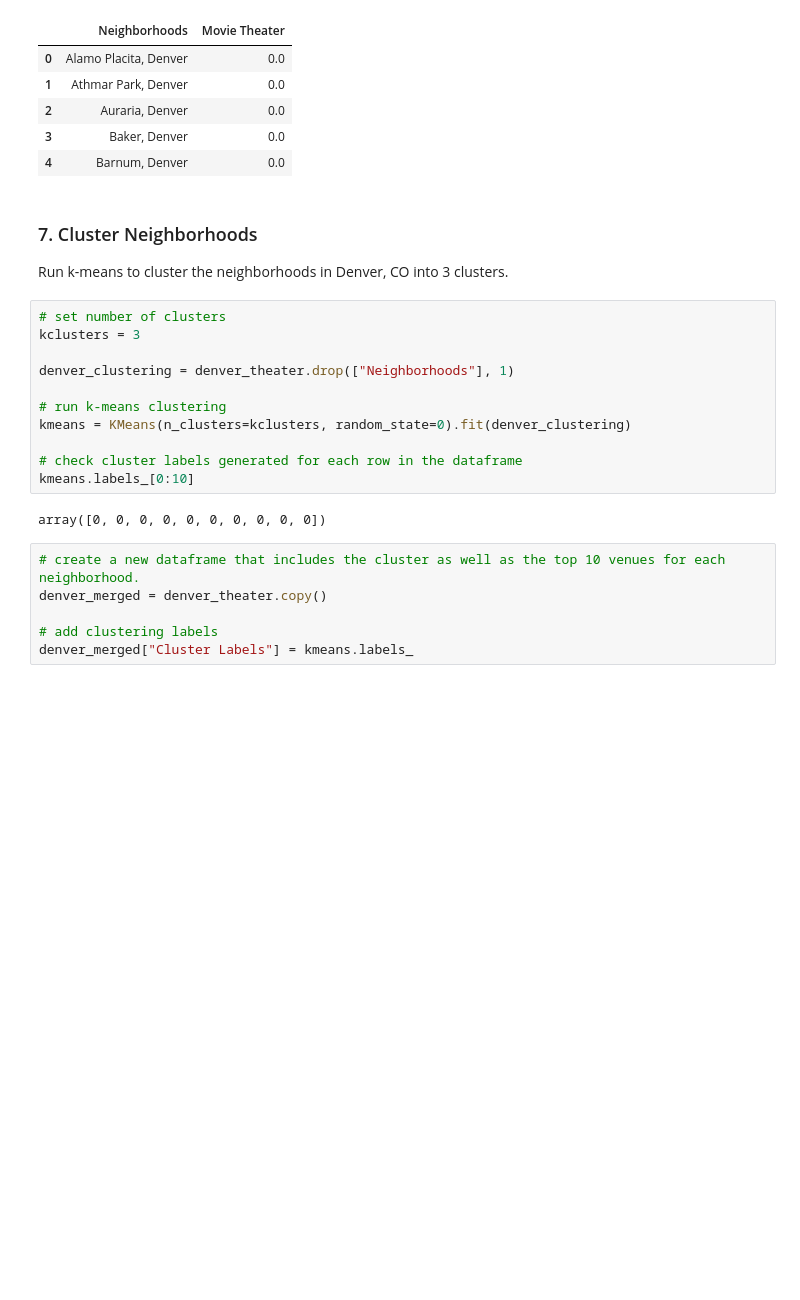
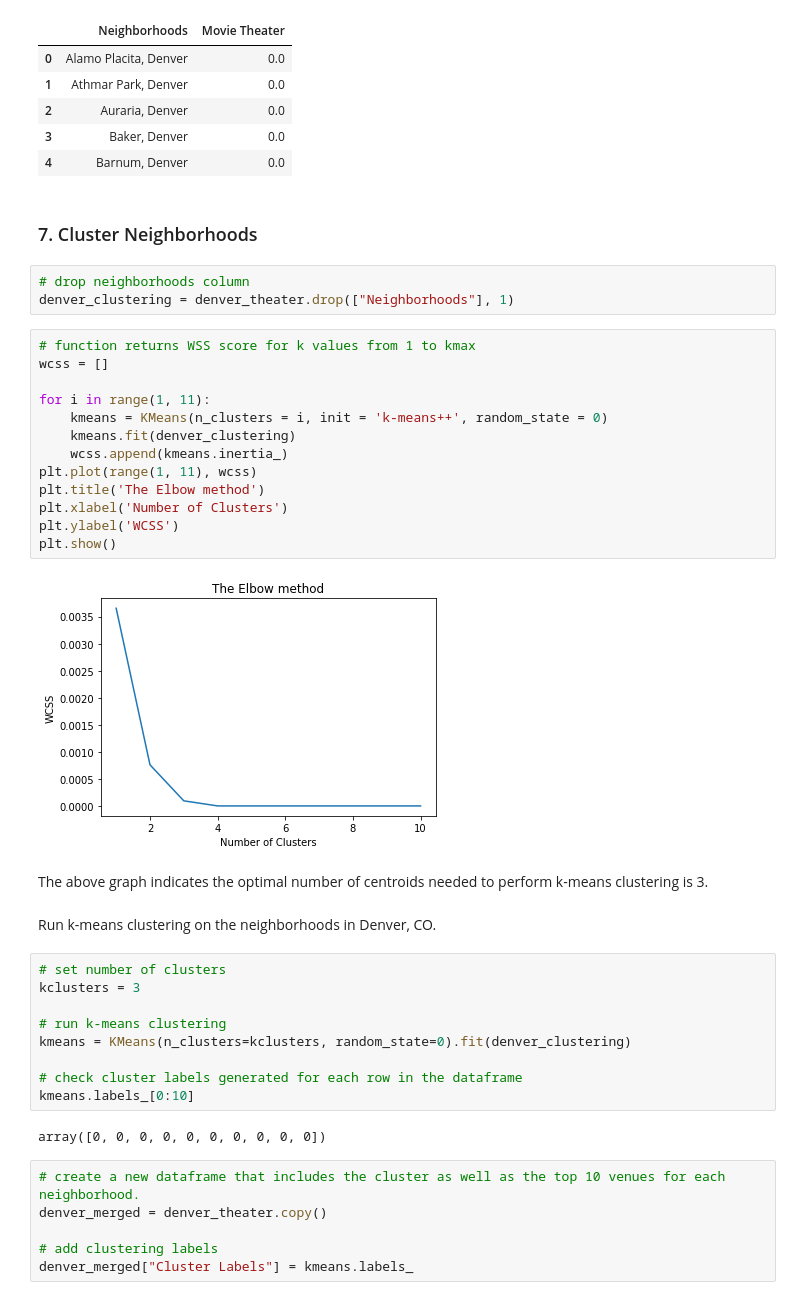
Before and after one commit to dplem/IBM-Applied-Data-Science-Capstone, a Jupyter notebook: Week 5/week5_final_denver.ipynb, the cells around one changed output. Cells and saved outputs as stored; diff of their text form; blank space fills up the shorter version.

```diff
--- a/Week 5/week5_final_denver.ipynb
+++ b/Week 5/week5_final_denver.ipynb
@@ -403,14 +397,33 @@ denver_theater.head()
 | 2 | Auraria, Denver | 0.0 |
 | 3 | Baker, Denver | 0.0 |
 | 4 | Barnum, Denver | 0.0 |
+# %% [markdown]
+### 7. Cluster Neighborhoods
+# %%
+# drop neighborhoods column
+denver_clustering = denver_theater.drop(["Neighborhoods"], 1)
+# %%
+# function returns WSS score for k values from 1 to kmax
+wcss = []
+
+for i in range(1, 11):
+    kmeans = KMeans(n_clusters = i, init = 'k-means++', random_state = 0)
+    kmeans.fit(denver_clustering)
+    wcss.append(kmeans.inertia_)
+plt.plot(range(1, 11), wcss)
+plt.title('The Elbow method')
+plt.xlabel('Number of Clusters')
+plt.ylabel('WCSS')
+plt.show()
+# %% [output]
+[figure, added]
+# %% [markdown]
+The above graph indicates the optimal number of centroids needed to perform k-means clustering is 3.
 # %% [markdown]
-### 7. Cluster Neighborhoods
-Run k-means to cluster the neighborhoods in Denver, CO into 3 clusters.
+Run k-means clustering on the neighborhoods in Denver, CO.
 # %%
 # set number of clusters
 kclusters = 3
-
-denver_clustering = denver_theater.drop(["Neighborhoods"], 1)
 
 # run k-means clustering
 kmeans = KMeans(n_clusters=kclusters, random_state=0).fit(denver_clustering)
```
Also changed, not shown: parts of 13 cells of this notebook, 2 other files.
